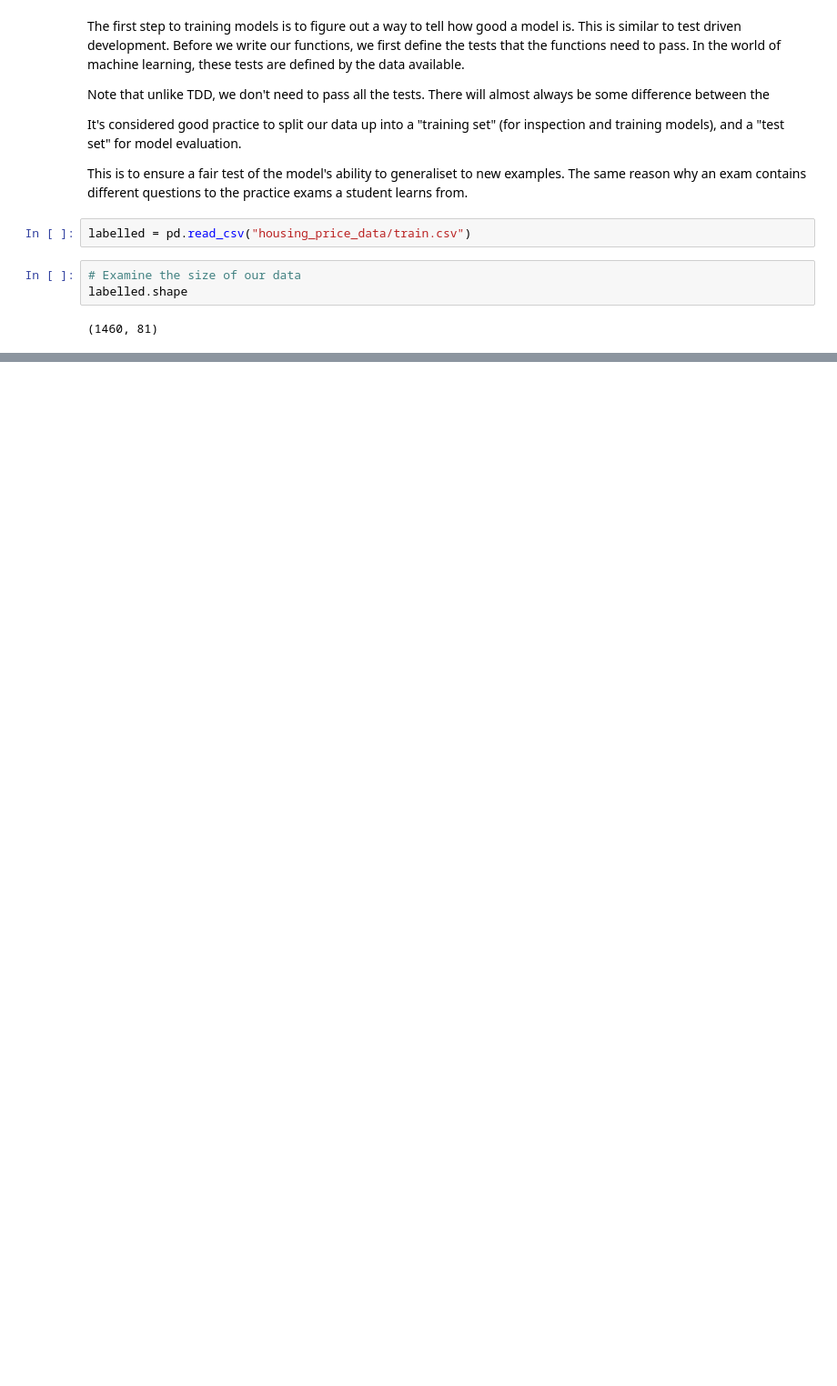
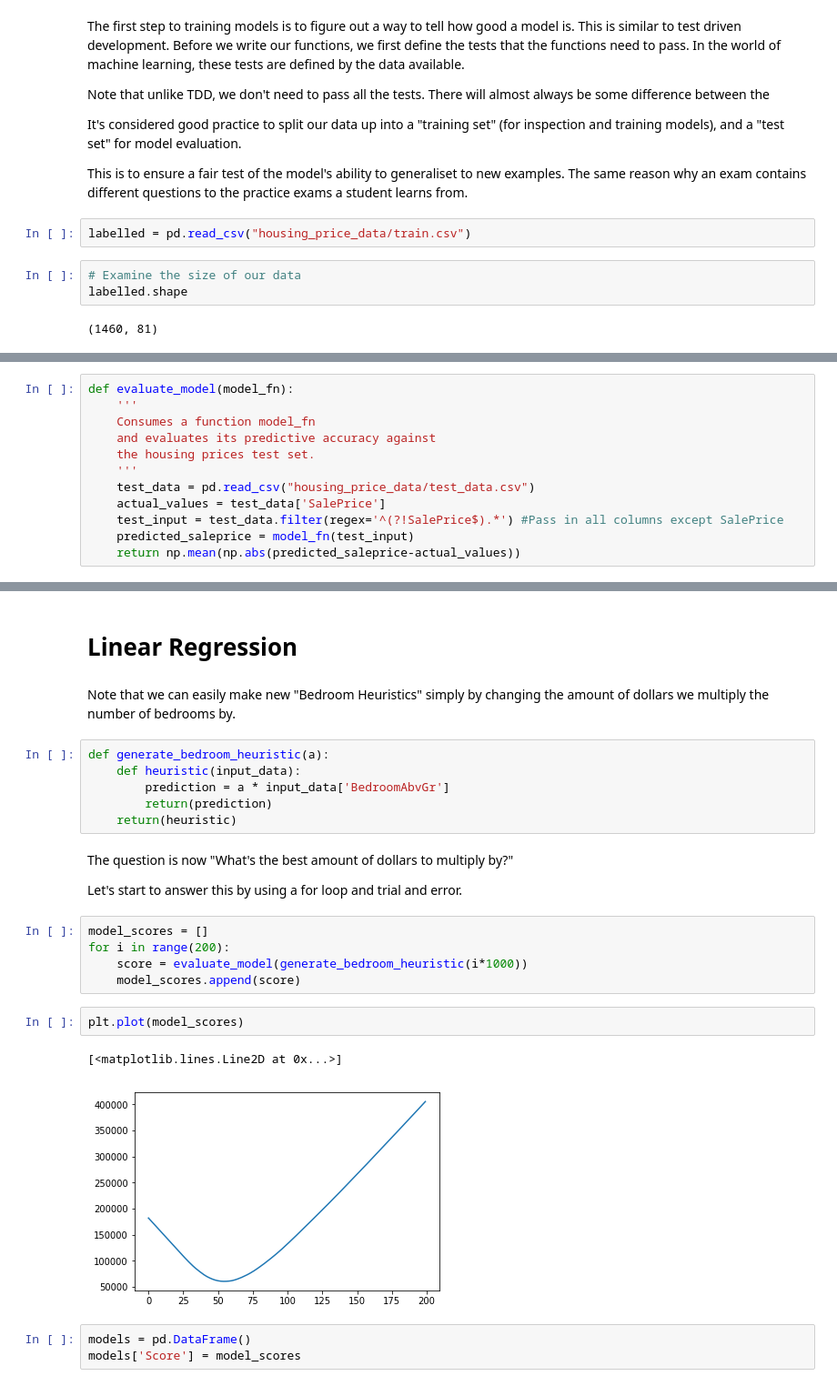
Before and after one commit to eliiza/machine-learning-training, a Jupyter notebook: model_evaluation.ipynb, the cells around one changed output, grey strips where cells are left out. Shown: that part at 91% size. Drawn from its saved outputs; the diff is of its cells as text; blank space fills up the shorter version.

Commit message:
Added linear regression content

```diff
--- a/model_evaluation.ipynb
+++ b/model_evaluation.ipynb
@@ -51,0 +49,12 @@ $$  \frac{1}{n} * \sum_{i=1}^n |\mathsf{predicted\_value} - \mathsf{actual\_valu
+# %%
+def evaluate_model(model_fn):
+    '''
+    Consumes a function model_fn
+    and evaluates its predictive accuracy against
+    the housing prices test set.
+    '''
+    test_data = pd.read_csv("housing_price_data/test_data.csv")
+    actual_values = test_data['SalePrice']
+    test_input = test_data.filter(regex='^(?!SalePrice$).*') #Pass in all columns except SalePrice
+    predicted_saleprice = model_fn(test_input)
+    return np.mean(np.abs(predicted_saleprice-actual_values))
@@ -51,0 +76,27 @@ $$  \frac{1}{n} * \sum_{i=1}^n |\mathsf{predicted\_value} - \mathsf{actual\_valu
+# %% [markdown]
+# Linear Regression
+# %% [markdown]
+Note that we can easily make new "Bedroom Heuristics" simply by changing the amount of dollars we multiply the number of bedrooms by.
+# %%
+def generate_bedroom_heuristic(a):
+    def heuristic(input_data):
+        prediction = a * input_data['BedroomAbvGr']
+        return(prediction)
+    return(heuristic)
+# %% [markdown]
+The question is now "What's the best amount of dollars to multiply by?"
+
+Let's start to answer this by using a for loop and trial and error.
+# %%
+model_scores = []
+for i in range(200):
+    score = evaluate_model(generate_bedroom_heuristic(i*1000))
+    model_scores.append(score)
+# %%
+plt.plot(model_scores)
+# %% [output]
+[<matplotlib.lines.Line2D at 0x...>]
+[figure, added]
+# %%
+models = pd.DataFrame()
+models['Score'] = model_scores
```
Also changed, not shown: parts of 29 cells of this notebook.
